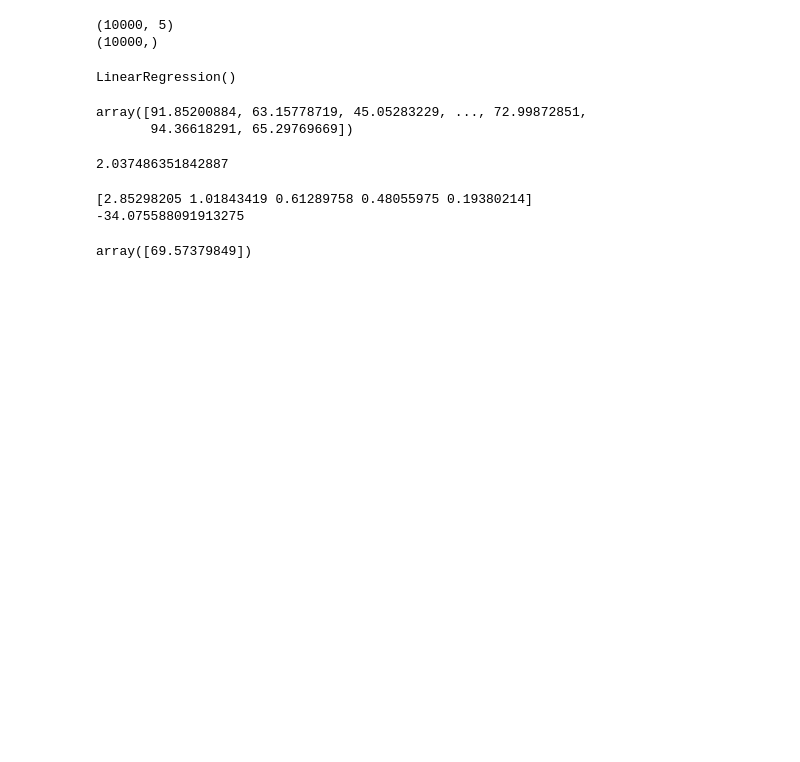
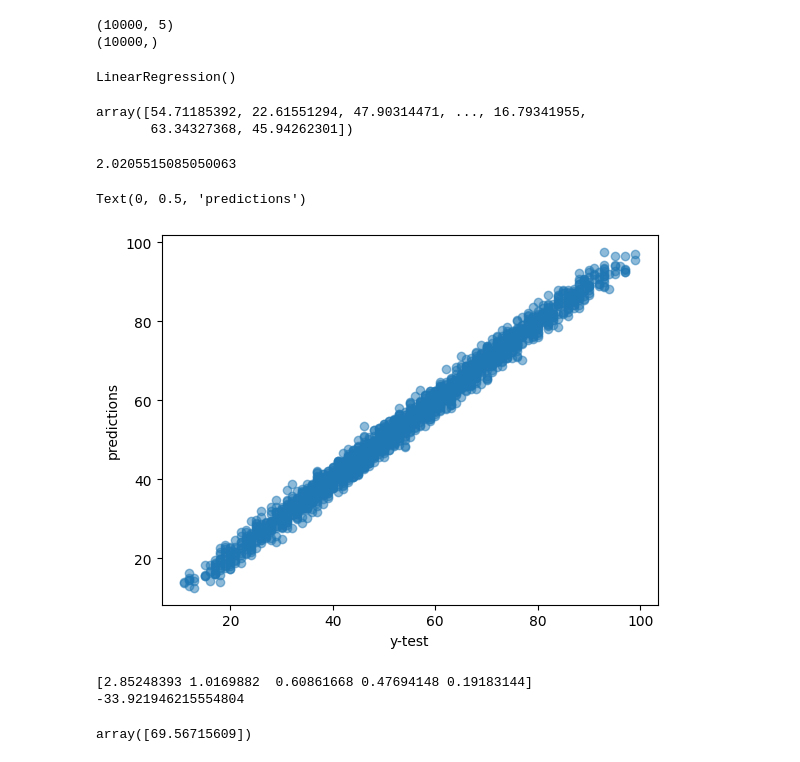
Before and after one commit to iWOLFSTEIN/Student-Performance-Predictor-Multiple-Linear-Regression-ML, a Jupyter notebook: main.ipynb, the cells around one changed output. Cells and saved outputs as stored; diff of their text form; code cells hidden in the pictures; blank space fills up the shorter version.

Commit message:
train test split

```diff
--- a/main.ipynb
+++ b/main.ipynb
@@ -109,20 +108,30 @@ print(target.shape)
 # %% [output]
 (10000, 5)
 (10000,)
+# %%
+from sklearn.model_selection import train_test_split
+
+
+X_train, X_test, y_train, y_test = train_test_split(inputs, target, test_size = 0.2, random_state = 42)
 # %%
-model.fit(inputs, target)
+model.fit(X_train, y_train)
 # %% [output]
 LinearRegression()
 # %%
-predictions = model.predict(inputs)
+predictions = model.predict(X_test)
 predictions
 # %% [output]
-array([91.85200884, 63.15778719, 45.05283229, ..., 72.99872851,
-       94.36618291, 65.29769669])
+array([54.71185392, 22.61551294, 47.90314471, ..., 16.79341955,
+       63.34327368, 45.94262301])
-# %%
-rmse(target=target, predicted=predictions)
-# %% [output]
-2.037486351842887
+# %%
+print(rmse(target=y_test, predicted=predictions))
+plt.scatter(y_test, predictions, alpha=0.5)
+plt.xlabel("y-test")
+plt.ylabel("predictions")
+# %% [output]
+2.0205515085050063
+Text(0, 0.5, 'predictions')
+[figure, added]
 # %%
 w = model.coef_
 c = model.intercept_
@@ -130,8 +139,8 @@ c = model.intercept_
 print(w)
 print(c)
 # %% [output]
-[2.85298205 1.01843419 0.61289758 0.48055975 0.19380214]
--34.075588091913275
+[2.85248393 1.0169882  0.60861668 0.47694148 0.19183144]
+-33.921946215554804
 # %%
 hours_studied = 9
 previous_scores = 70
@@ -143,4 +152,4 @@ student = [[hours_studied, previous_scores, extracurricular_activities, sleep_ho
 performance_index =  model.predict(student)
 performance_index
 # %% [output]
-array([69.57379849])
+array([69.56715609])
```
Also changed, not shown: parts of 2 cells of this notebook.
